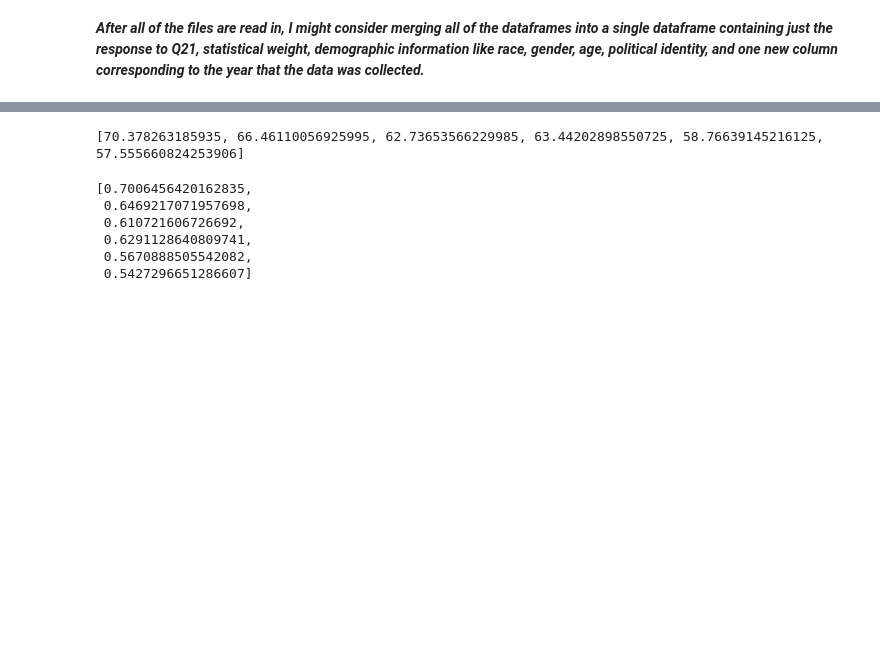
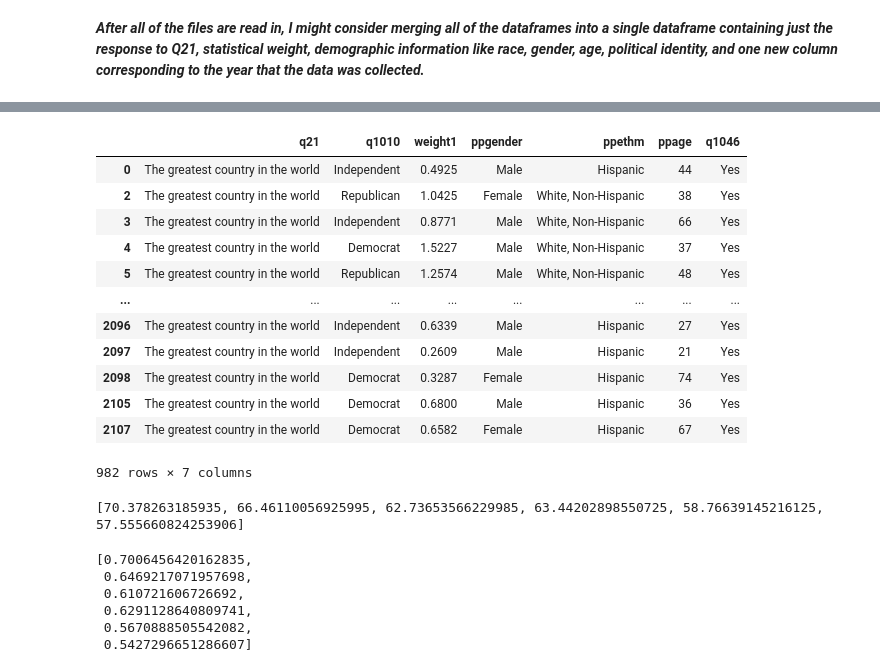
Before and after one commit to wesdevclimb/CodeLouPython2, a Jupyter notebook: Project/ProjectNotebook.ipynb, the cells around one changed output, grey strips where cells are left out. Saved outputs shown, nothing was run; the diff lists cells and outputs as text; code cells hidden in the pictures; blank space fills up the shorter version.

```diff
--- a/Project/ProjectNotebook.ipynb
+++ b/Project/ProjectNotebook.ipynb
@@ -39,0 +58,3 @@ len(CCGA2020df)
+# %%
+df = CCGA2014df[["q21", "q1010", "weight1", "ppgender", "ppethm", "ppage", "q1046"]]
+df.head()
@@ -40,3 +68,20 @@ len(CCGA2020df)
+# %%
+mask = (df['q21'] == 'The greatest country in the world') & (df['q1046'] == 'Yes')
+df[mask]
+# %% [output]
+|  | q21 | q1010 | weight1 | ppgender | ppethm | ppage | q1046 |
+| 0 | The greatest country in the world | Independent | 0.4925 | Male | Hispanic | 44 | Yes |
+| 2 | The greatest country in the world | Republican | 1.0425 | Female | White, Non-Hispanic | 38 | Yes |
+| 3 | The greatest country in the world | Independent | 0.8771 | Male | White, Non-Hispanic | 66 | Yes |
+| 4 | The greatest country in the world | Democrat | 1.5227 | Male | White, Non-Hispanic | 37 | Yes |
+| 5 | The greatest country in the world | Republican | 1.2574 | Male | White, Non-Hispanic | 48 | Yes |
+| ... | ... | ... | ... | ... | ... | ... | ... |
+| 2096 | The greatest country in the world | Independent | 0.6339 | Male | Hispanic | 27 | Yes |
+| 2097 | The greatest country in the world | Independent | 0.2609 | Male | Hispanic | 21 | Yes |
+| 2098 | The greatest country in the world | Democrat | 0.3287 | Female | Hispanic | 74 | Yes |
+| 2105 | The greatest country in the world | Democrat | 0.6800 | Male | Hispanic | 36 | Yes |
+| 2107 | The greatest country in the world | Democrat | 0.6582 | Female | Hispanic | 67 | Yes |
+982 rows × 7 columns
 # %%
 exceptionalism_2012_mask=CCGA2012df['Q21'] == "The greatest country in the world"
 exceptionalism_2014_mask=CCGA2014df['q21'] == "The greatest country in the world"
```
Also changed, not shown: parts of 10 cells of this notebook.
